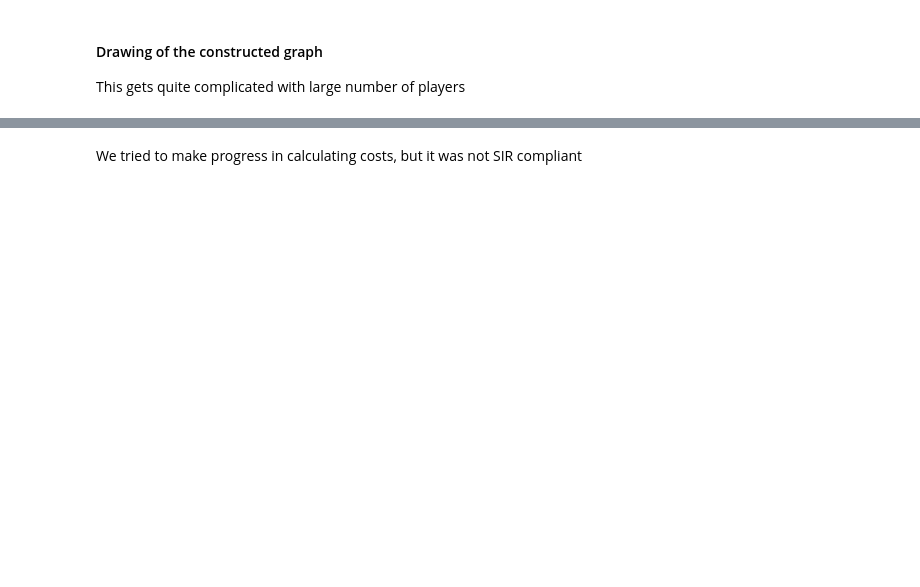
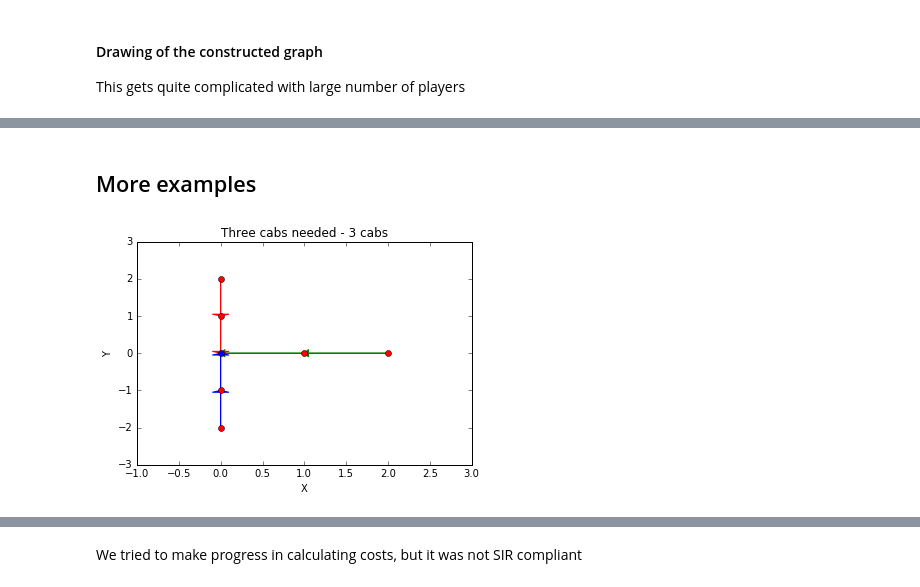
Before and after one commit to misingnoglic/cost-allocation, a Jupyter notebook: cost-allocation.ipynb, the cells around one changed output, grey strips where cells are left out. Drawn from its saved outputs; the diff is of its cells as text; code cells hidden in the pictures; blank space fills up the shorter version.

```diff
--- a/cost-allocation.ipynb
+++ b/cost-allocation.ipynb
@@ -363,0 +365,9 @@ nx.max_flow_min_cost(a,'source','sink',weight='cost')
+# %% [markdown]
+## More examples
+# %%
+passengers = [(2,0), (1,0), (0,2), (0,1), (0,-2), (0,-1)]
+destination = (0,0)
+a, paths = generate_graph(passengers, destination)
+draw_paths(a,paths, title="Three cabs needed")
+# %% [output]
+[figure, added]
```
Also changed, not shown: parts of 17 cells of this notebook.
